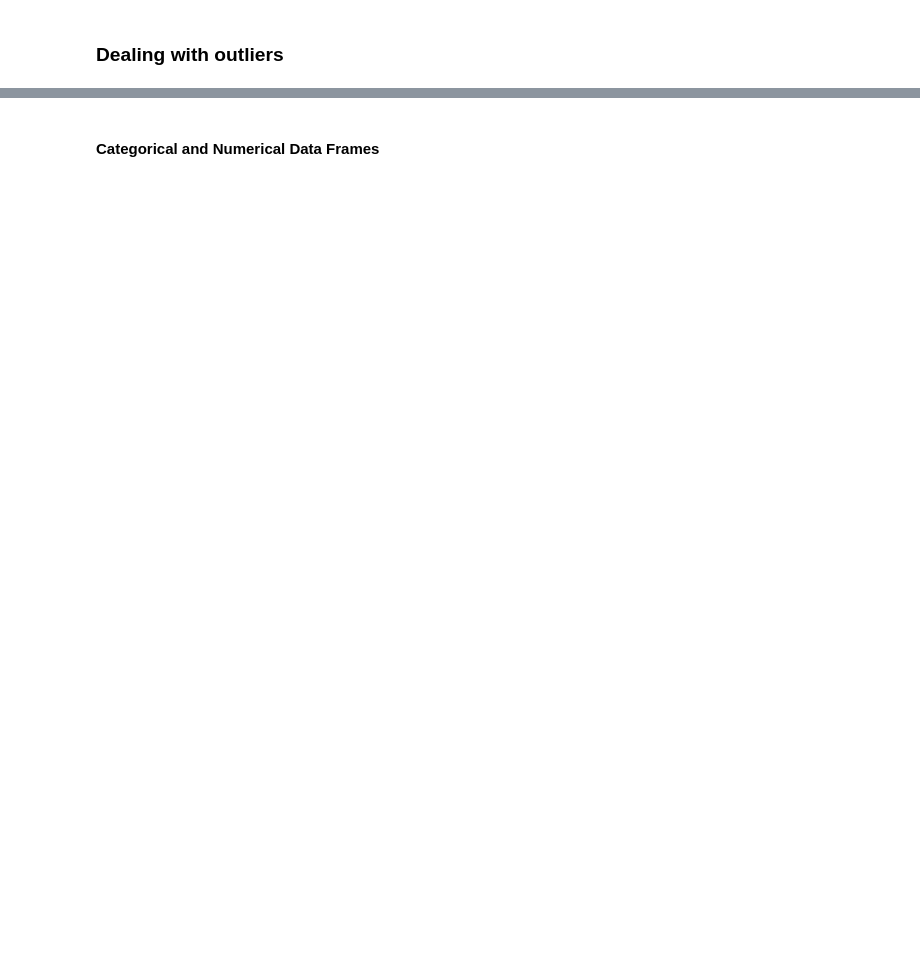
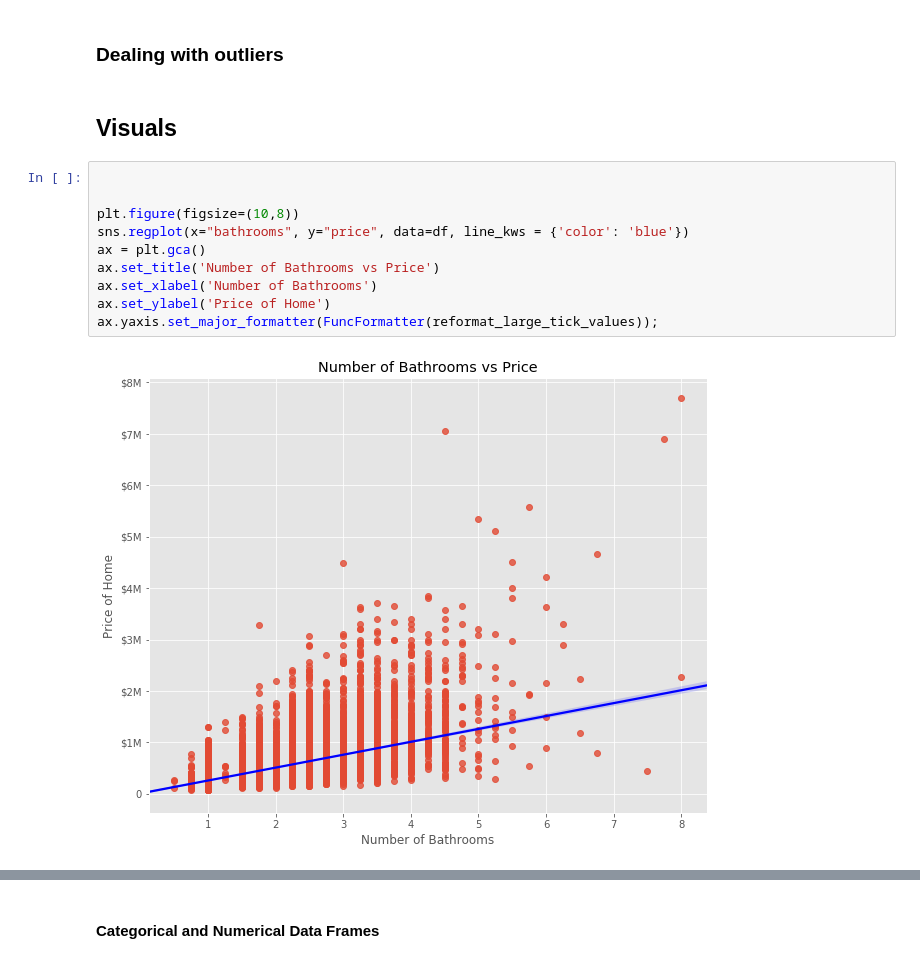
Before and after one commit to jamesbrockb/dsc-mod-2-project-v2-1-onl01-dtsc-pt-041320, a Jupyter notebook: student.ipynb, the cells around one changed output, grey strips where cells are left out. Drawn from its saved outputs; the diff is of its cells as text; blank space fills up the shorter version.

```diff
--- a/student.ipynb
+++ b/student.ipynb
@@ -266,3 +268,17 @@ df.describe()
 | max | 7.700000e+06 | 33.000000 | 8.000000 | 13540.000000 | 1.651359e+06 | 3.50000 | 1.000000 | 4.000000 | 5.000000 | 13.000000 | ... |
 # %% [markdown]
 ### Dealing with outliers
+# %% [markdown]
+## Visuals
+# %%
+
+
+plt.figure(figsize=(10,8))
+sns.regplot(x="bathrooms", y="price", data=df, line_kws = {'color': 'blue'})
+ax = plt.gca()
+ax.set_title('Number of Bathrooms vs Price')
+ax.set_xlabel('Number of Bathrooms')
+ax.set_ylabel('Price of Home')
+ax.yaxis.set_major_formatter(FuncFormatter(reformat_large_tick_values));
+# %% [output]
+[figure, added]
```
Also changed, not shown: parts of 52 cells of this notebook.
